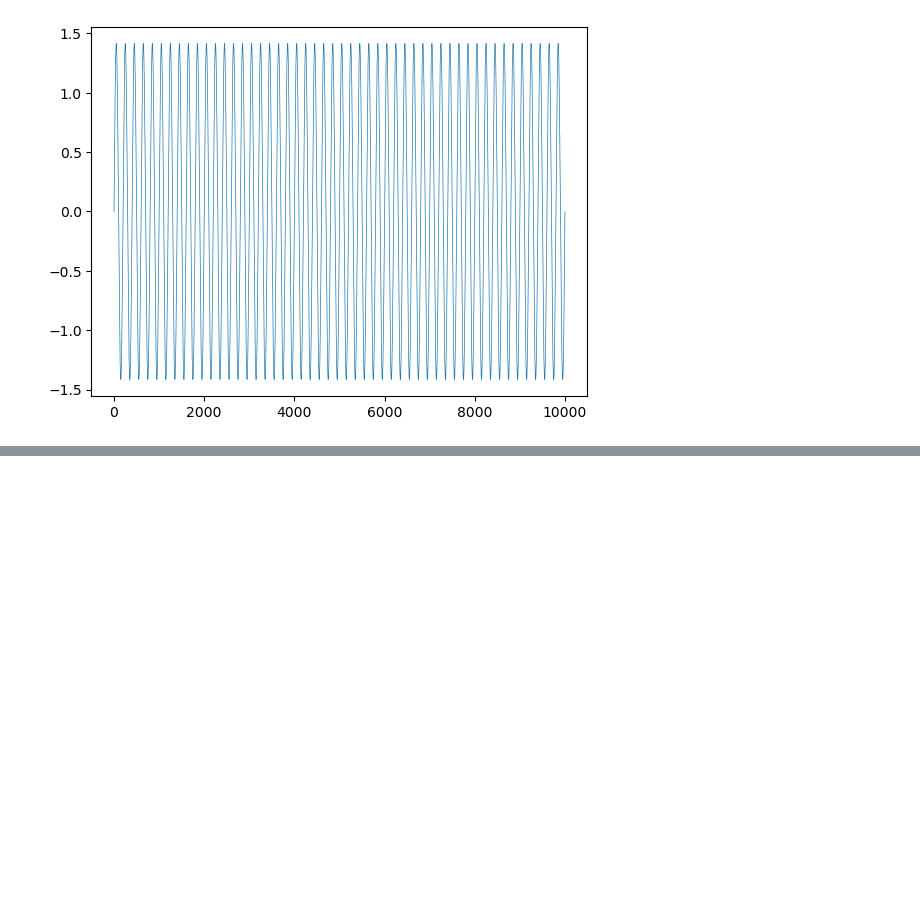
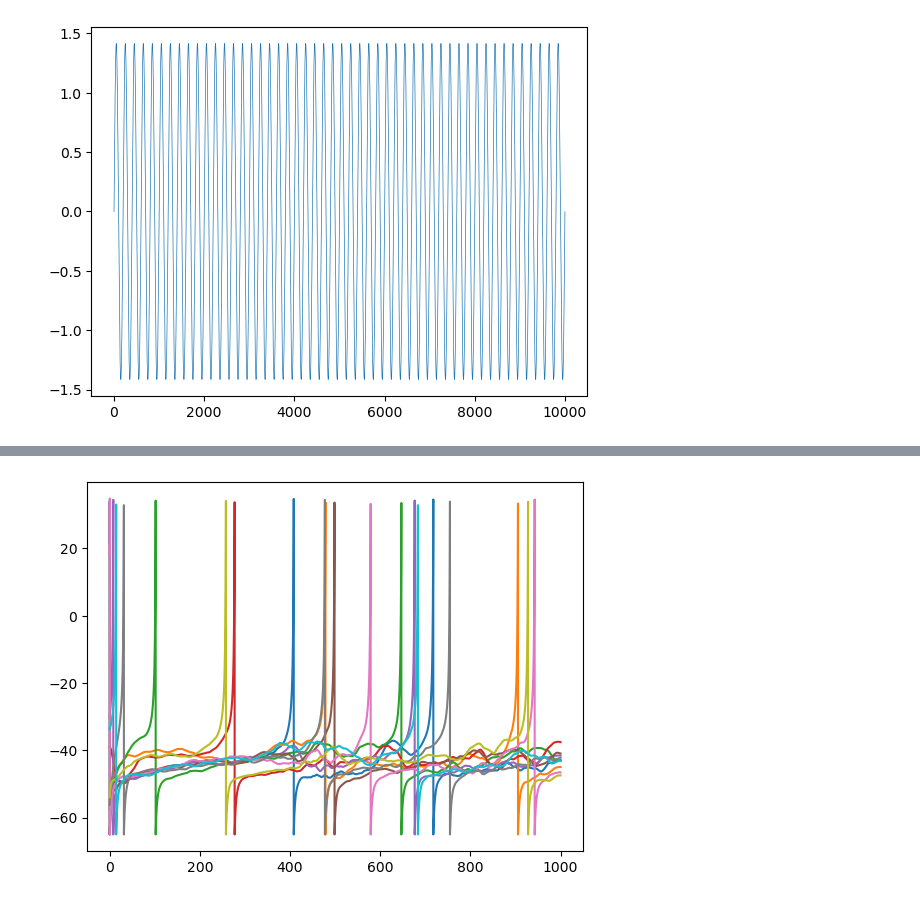
Before and after one commit to ali-mahani/lif-force, a Jupyter notebook: preliminary/test.ipynb, the cells around one changed output, grey strips where cells are left out. Saved outputs shown, nothing was run; the diff lists cells and outputs as text; code cells hidden in the pictures; blank space fills up the shorter version.

```diff
--- a/preliminary/test.ipynb
+++ b/preliminary/test.ipynb
@@ -33,0 +34,14 @@ plt.show()
+# %%
+# Pre-learning: pre
+rls_start = int(.1*T / dt)
+rls_stop = int(.6*T / dt)
+diff = int(1000 / dt)
+shift = int(3000 / dt)
+voltage_pre = voltage_trace[(rls_start-diff):rls_start]
+voltage_post = voltage_trace[rls_stop+shift:(shift+rls_stop+diff)]
+
+
+plt.plot(np.arange(diff) * dt, voltage_pre)
+plt.show()
+# %% [output]
+[figure, added]
```
Also changed, not shown: parts of 3 cells of this notebook.
